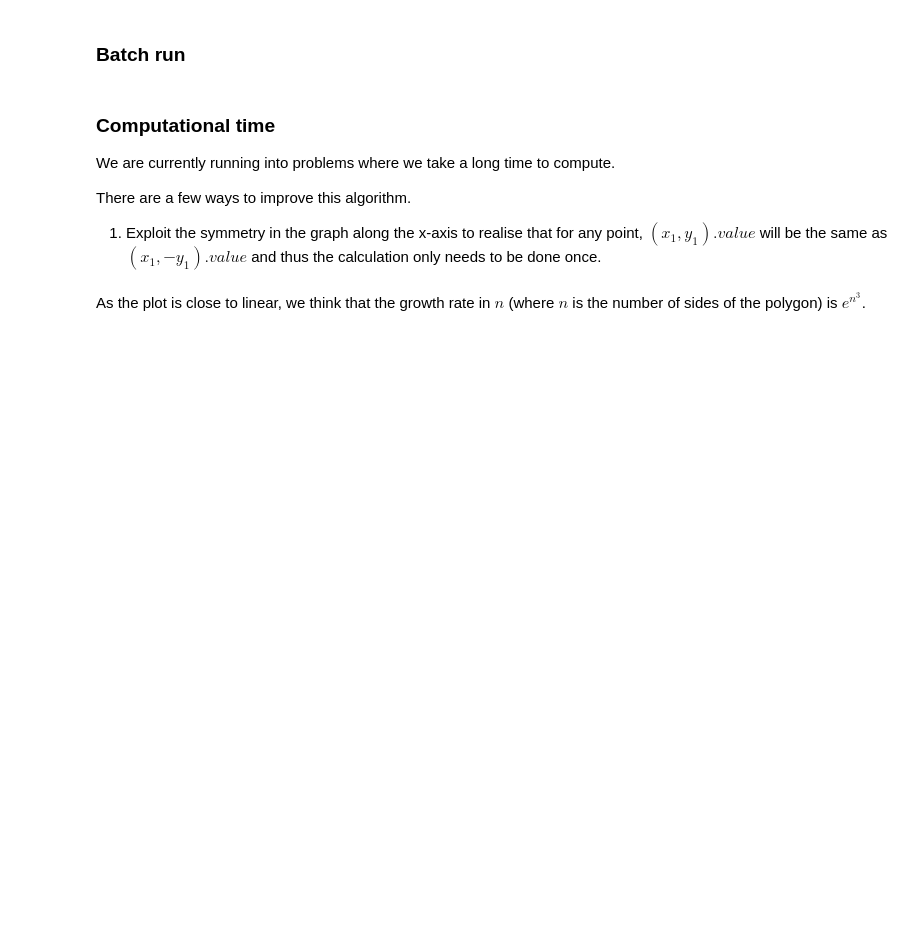
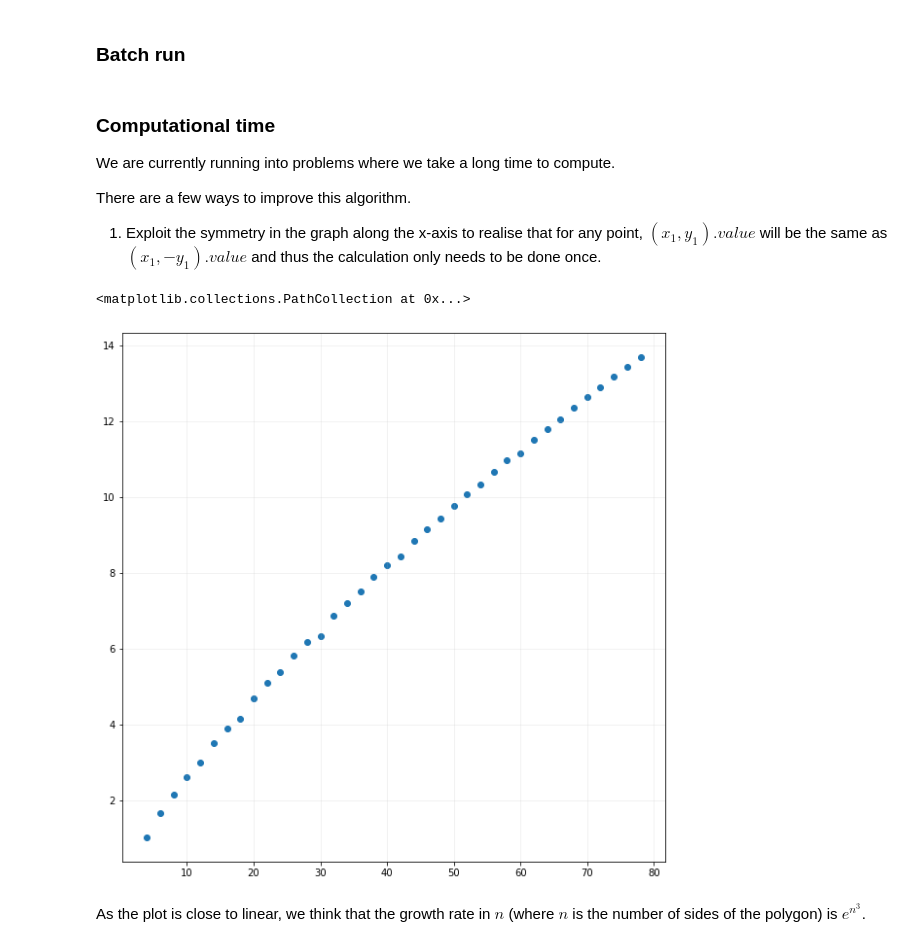
Before and after one commit to glowsplint/polygons, a Jupyter notebook: polygons.ipynb, the cells around one changed output. Drawn from its saved outputs; the diff is of its cells as text; code cells hidden in the pictures; blank space fills up the shorter version.

```diff
--- a/polygons.ipynb
+++ b/polygons.ipynb
@@ -121,6 +87,15 @@ class Point:
             return 1
         return sum(edge.other_end(self).value(polygon_solver) for edge in self.dependent_edges(polygon_solver))
 
+    def show_dependencies(self, polygon_solver, n: int) -> List["Point"]:
+        '''
+        Returns the n-th level of dependent nodes in the graph.
+        '''
+        current = set([self])
+        for i in range(n):
+            current = set(edge.other_end(point) for point in current for edge in point.dependent_edges(polygon_solver))
+        return sorted(list(current), key=operator.attrgetter('x', 'y'))
+
     def __eq__(self, other) -> bool:
         if isinstance(other, Point):
             return not zeroise(self.x - other.x) and not zeroise(self.y - other.y)
@@ -362,6 +337,6 @@ class PolygonSolver:
 # %%
 %%time
 # Solver - plotting is slow and not recommended for n>20
-solver = PolygonSolver(n=78, plot=False, figsize=20, values=False, head_width=0.01, point_size=12)
+solver = PolygonSolver(n=80, plot=False, figsize=20, values=False, head_width=0.01, point_size=12)
 solver.check_intersections()
 solver.progressive_solve()
@@ -442,2 +404,26 @@ df.plot()
+# %%
+from results import solved_values
+a,b = zip(*solved_values.items())
+
+data = {
+    'n': a,
+    'paths': [Decimal(item) for item in b]
+}
+
+df = pd.DataFrame.from_dict(data)
+
+# Analysis
+df['ln_paths'] = df['paths'].apply(lambda x: x.ln())
+df['ln_paths'] = df['ln_paths'].astype(np.float32)
+df['cubert_ln_paths'] = np.cbrt(df['ln_paths'])
+
+# Preparing final plot
+df = df[['n', 'cubert_ln_paths']].copy()
+fig, ax = plt.subplots(figsize=(10,10))
+ax.grid(axis='both', alpha=0.2)
+ax.scatter(x=df.n, y=df.cubert_ln_paths)
+# %% [output]
+<matplotlib.collections.PathCollection at 0x...>
+[figure, added]
 # %% [markdown]
 As the plot is close to linear, we think that the growth rate in $n$ (where $n$ is the number of sides of the polygon) is $e^{n^3}$.
```
Also changed, not shown: parts of 13 cells of this notebook, 2 other files.
